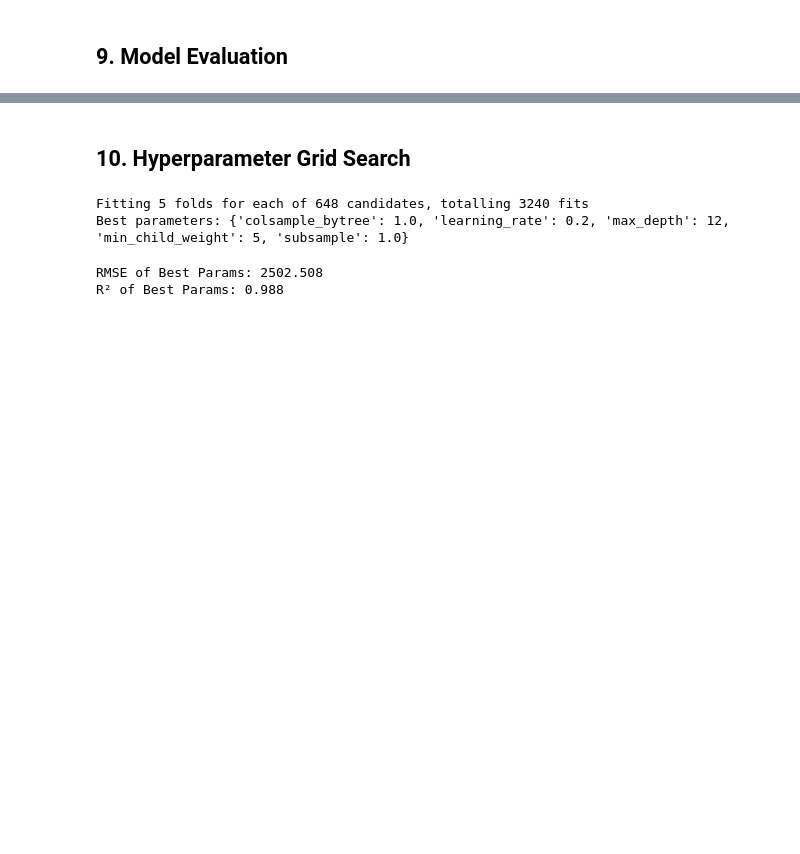
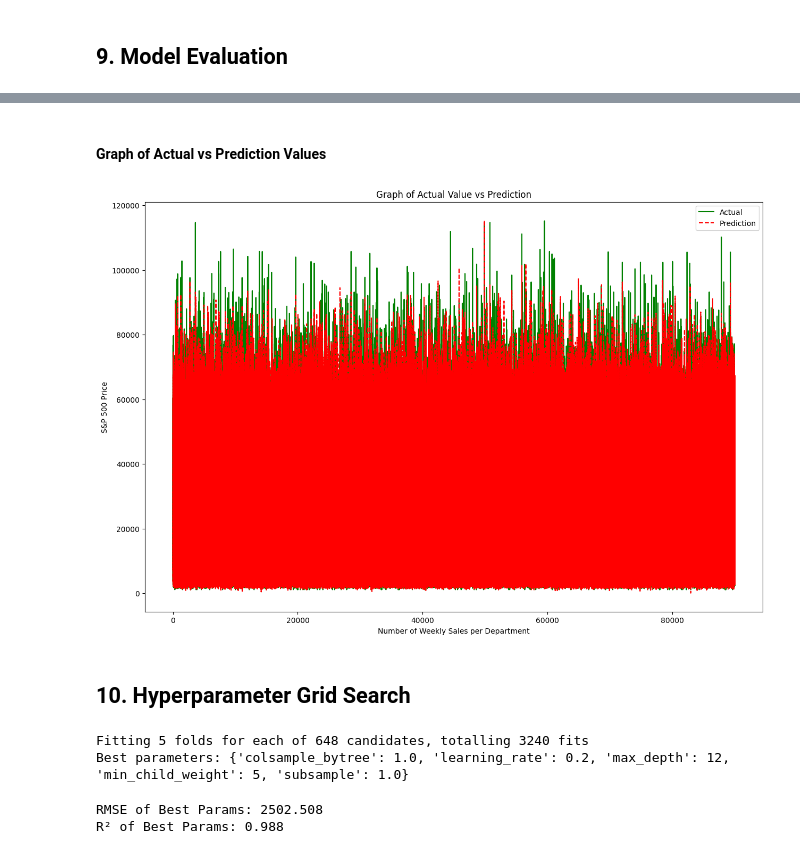
Before and after one commit to RSGzen/SL_Flight_Data_Prediction, a Jupyter notebook: xgboost_model.ipynb, the cells around one changed output, grey strips where cells are left out. Cells and saved outputs as stored; diff of their text form; code cells hidden in the pictures; blank space fills up the shorter version.

```diff
--- a/xgboost_model.ipynb
+++ b/xgboost_model.ipynb
@@ -384,3 +433,19 @@ R²: 0.986
+# %% [markdown]
+#### Graph of Actual vs Prediction Values
+# %%
+fig = plt.figure(figsize=(15, 10))
+
+plt.plot(y_test.reset_index(drop=True), label="Actual", color='green')
+plt.plot(y_pred, label="Prediction", color='red', linestyle='dashed')
+
+plt.title("Graph of Actual Value vs Prediction")
+plt.xlabel("Number of Weekly Sales per Department")
+plt.ylabel("S&P 500 Price")
+
+plt.legend()
+plt.show()
+# %% [output]
+[figure, added]
 # %% [markdown]
 ## 10. Hyperparameter Grid Search
 # %%
```
Also changed, not shown: parts of 13 cells of this notebook.
